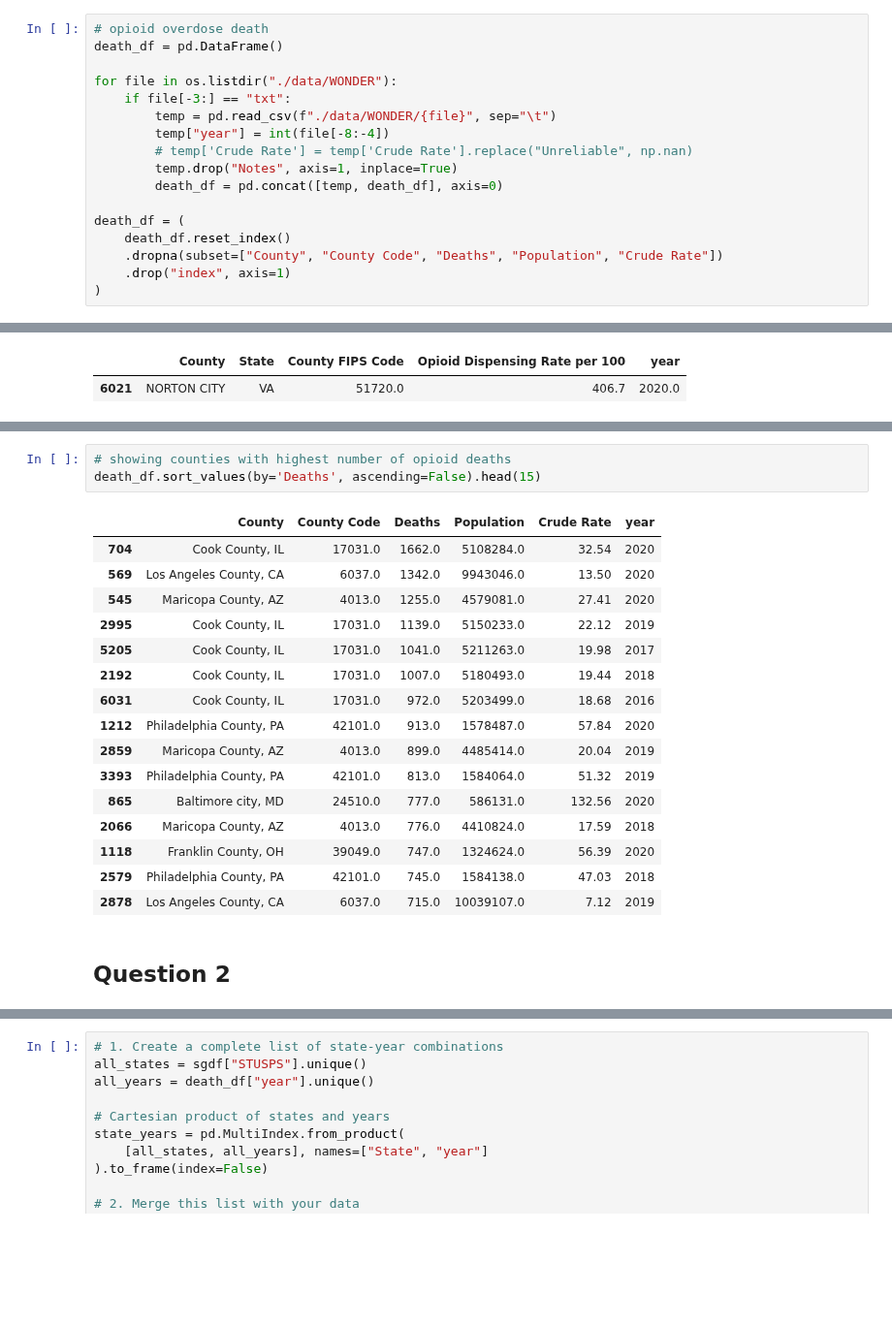
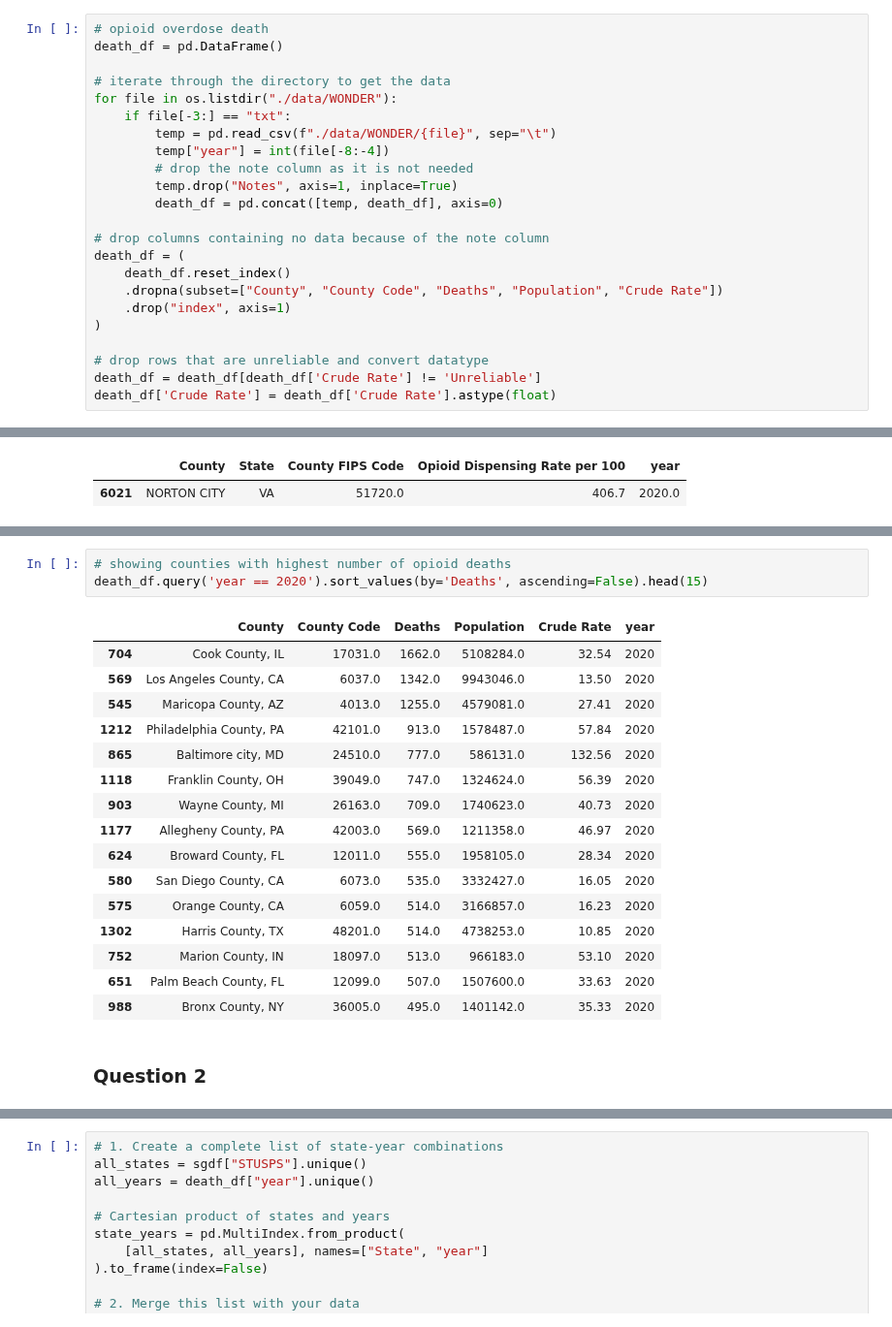
Before and after one commit to Ludougan123234/624-project, a Jupyter notebook: final.ipynb, the cells around one changed output, grey strips where cells are left out. Shown at 97% size. Drawn from its saved outputs; the diff is of its cells as text; blank space fills up the shorter version.

```diff
--- a/final.ipynb
+++ b/final.ipynb
@@ -71,19 +105,25 @@ sgdf = sgdf.drop(['ALAND', 'AWATER','GEOID', 'AFFGEOID', 'STATENS'], axis=1)
 # opioid overdose death
 death_df = pd.DataFrame()
 
+# iterate through the directory to get the data
 for file in os.listdir("./data/WONDER"):
     if file[-3:] == "txt":
         temp = pd.read_csv(f"./data/WONDER/{file}", sep="\t")
         temp["year"] = int(file[-8:-4])
-        # temp['Crude Rate'] = temp['Crude Rate'].replace("Unreliable", np.nan)
+        # drop the note column as it is not needed
         temp.drop("Notes", axis=1, inplace=True)
         death_df = pd.concat([temp, death_df], axis=0)
 
+# drop columns containing no data because of the note column
 death_df = (
     death_df.reset_index()
     .dropna(subset=["County", "County Code", "Deaths", "Population", "Crude Rate"])
     .drop("index", axis=1)
 )
+
+# drop rows that are unreliable and convert datatype
+death_df = death_df[death_df['Crude Rate'] != 'Unreliable']
+death_df['Crude Rate'] = death_df['Crude Rate'].astype(float)
 # %%
 # Concatenate Opioid dispensing rate 2006-2020 data
 # set to True if we want to refresh CDC data source
@@ -237,23 +279,23 @@ death_df.sort_values(by='Crude Rate', ascending=False).head(15)
 # %%
 # showing counties with highest number of opioid deaths
-death_df.sort_values(by='Deaths', ascending=False).head(15)
+death_df.query('year == 2020').sort_values(by='Deaths', ascending=False).head(15)
 # %% [output]
 |  | County | County Code | Deaths | Population | Crude Rate | year |
 | 704 | Cook County, IL | 17031.0 | 1662.0 | 5108284.0 | 32.54 | 2020 |
 | 569 | Los Angeles County, CA | 6037.0 | 1342.0 | 9943046.0 | 13.50 | 2020 |
 | 545 | Maricopa County, AZ | 4013.0 | 1255.0 | 4579081.0 | 27.41 | 2020 |
-| 2995 | Cook County, IL | 17031.0 | 1139.0 | 5150233.0 | 22.12 | 2019 |
-| 5205 | Cook County, IL | 17031.0 | 1041.0 | 5211263.0 | 19.98 | 2017 |
-| 2192 | Cook County, IL | 17031.0 | 1007.0 | 5180493.0 | 19.44 | 2018 |
-| 6031 | Cook County, IL | 17031.0 | 972.0 | 5203499.0 | 18.68 | 2016 |
 | 1212 | Philadelphia County, PA | 42101.0 | 913.0 | 1578487.0 | 57.84 | 2020 |
-| 2859 | Maricopa County, AZ | 4013.0 | 899.0 | 4485414.0 | 20.04 | 2019 |
-| 3393 | Philadelphia County, PA | 42101.0 | 813.0 | 1584064.0 | 51.32 | 2019 |
 | 865 | Baltimore city, MD | 24510.0 | 777.0 | 586131.0 | 132.56 | 2020 |
-| 2066 | Maricopa County, AZ | 4013.0 | 776.0 | 4410824.0 | 17.59 | 2018 |
 | 1118 | Franklin County, OH | 39049.0 | 747.0 | 1324624.0 | 56.39 | 2020 |
-| 2579 | Philadelphia County, PA | 42101.0 | 745.0 | 1584138.0 | 47.03 | 2018 |
-| 2878 | Los Angeles County, CA | 6037.0 | 715.0 | 10039107.0 | 7.12 | 2019 |
+| 903 | Wayne County, MI | 26163.0 | 709.0 | 1740623.0 | 40.73 | 2020 |
+| 1177 | Allegheny County, PA | 42003.0 | 569.0 | 1211358.0 | 46.97 | 2020 |
+| 624 | Broward County, FL | 12011.0 | 555.0 | 1958105.0 | 28.34 | 2020 |
+| 580 | San Diego County, CA | 6073.0 | 535.0 | 3332427.0 | 16.05 | 2020 |
+| 575 | Orange County, CA | 6059.0 | 514.0 | 3166857.0 | 16.23 | 2020 |
+| 1302 | Harris County, TX | 48201.0 | 514.0 | 4738253.0 | 10.85 | 2020 |
+| 752 | Marion County, IN | 18097.0 | 513.0 | 966183.0 | 53.10 | 2020 |
+| 651 | Palm Beach County, FL | 12099.0 | 507.0 | 1507600.0 | 33.63 | 2020 |
+| 988 | Bronx County, NY | 36005.0 | 495.0 | 1401142.0 | 35.33 | 2020 |
 # %% [markdown]
-## Question 2
+### Question 2
 # %%
```
Also changed, not shown: parts of 39 cells of this notebook, 1 other file.
